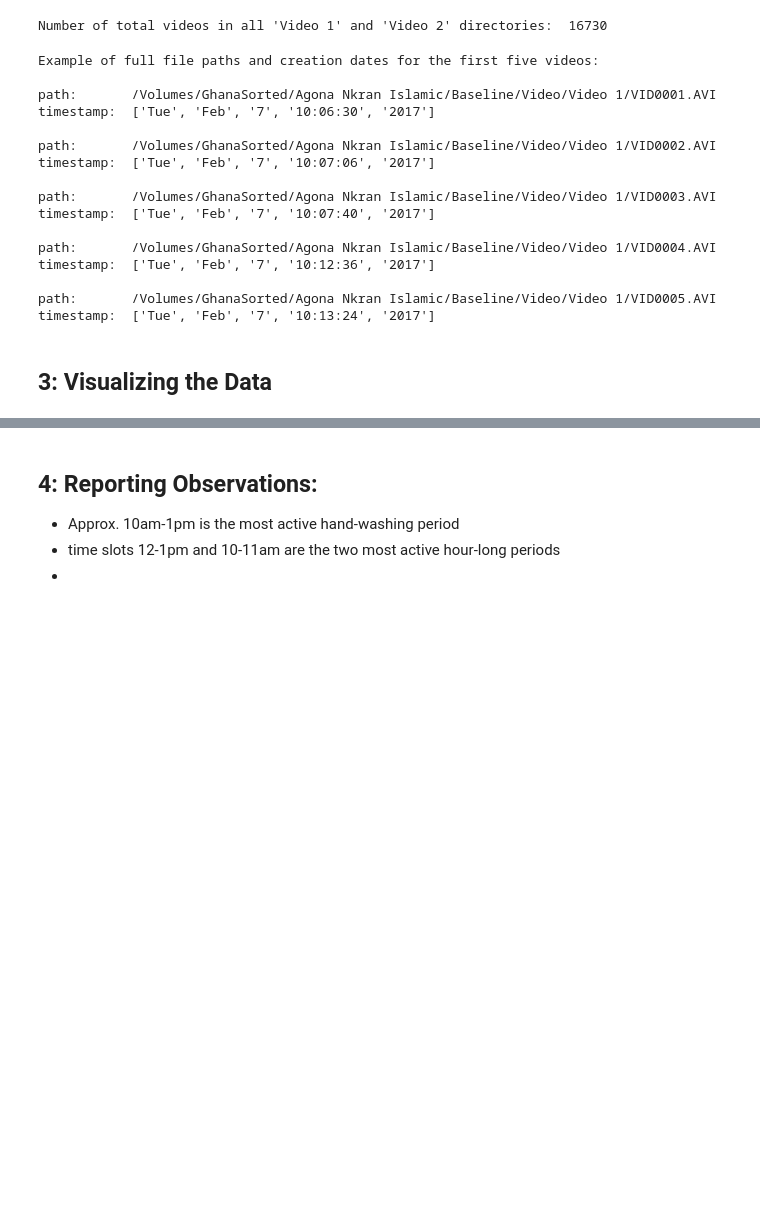
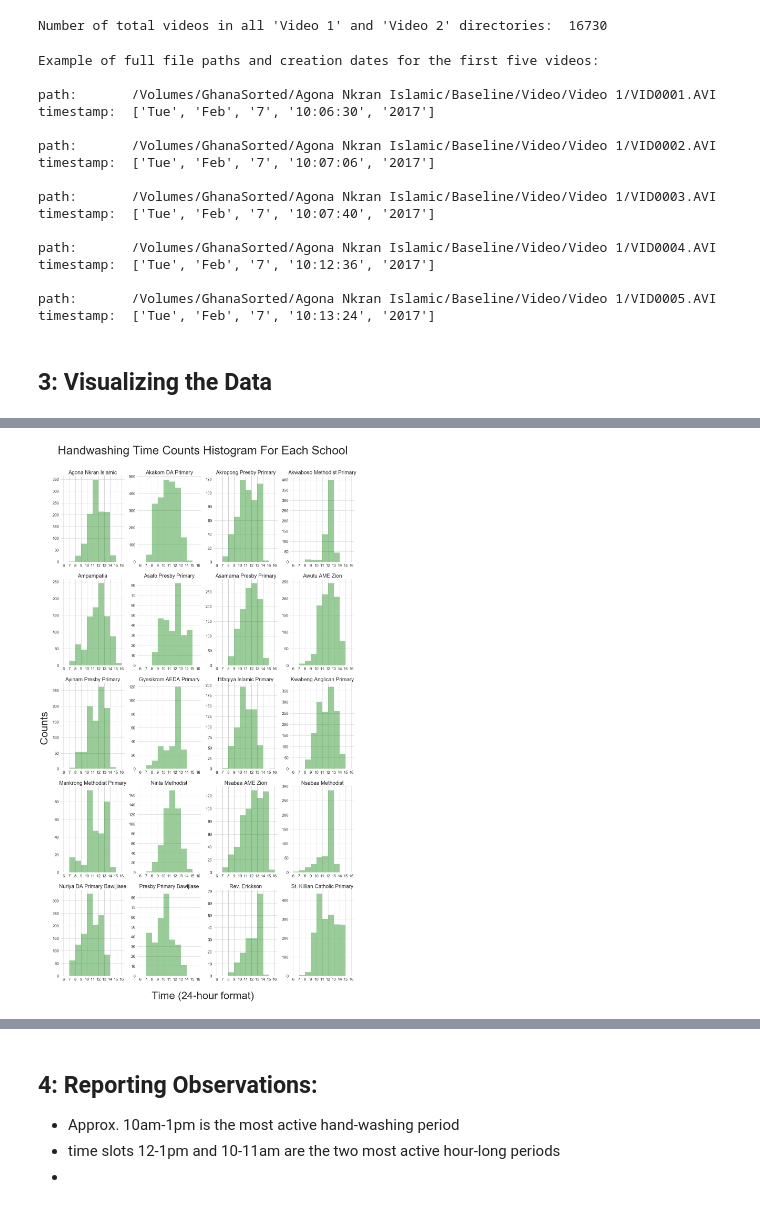
Before and after one commit to austinmw/BU-EC520-Ghana-Handwashing, a Jupyter notebook: Timestamp Summary Statistics.ipynb, the cells around one changed output, grey strips where cells are left out. Drawn from its saved outputs; the diff is of its cells as text; code cells hidden in the pictures; blank space fills up the shorter version.

```diff
--- a/Timestamp Summary Statistics.ipynb
+++ b/Timestamp Summary Statistics.ipynb
@@ -71,11 +71,20 @@ escapedBothVidDirs = [e+'Video\\ 1/' for e in escapedTopVidDirs] + [e+'Video\\ 2
 vidFullPaths = [f+v for f in vidPaths for v in os.listdir(f) if v[0]!='.']
 vidNum = len(vidFullPaths)
 print("Number of total videos in all 'Video 1' and 'Video 2' directories: ", vidNum)
+
+# list(each school) of lists(each vid path) for each 'Video 1' and 'Video 2' dir
+v1FullPaths = [[s+v for v in os.listdir(s) if v[0]!='.'] for s in vidPaths[:int(len(vidPaths)/2)]]
+v2FullPaths = [[s+v for v in os.listdir(s) if v[0]!='.'] for s in vidPaths[int(len(vidPaths)/2):]]
+# aggregated above
+bothFullPaths = [v1fullpaths[i]+v2fullpaths[i] for i in range(len(v1fullpaths))] # 16730 total
 # %% [output]
 Number of total videos in all 'Video 1' and 'Video 2' directories:  16730
 # %%
 # list of lists with creation times for all videos in all 'Video 1' and 'Video 2' directories
 timestamps = [time.ctime(os.path.getmtime(f)).replace('  ', ' ').split(' ') for f in vidFullPaths]
+
+# list of lists of lists: sTimestamps[school][timestamp][section of timestamp]
+sTimestamps = [ [time.ctime(os.path.getmtime(v)).replace('  ', ' ').split(' ') for v in school] for school in bothFullPaths]
 
 # example of first 10 videos and corresponding timestamps
 print("Example of full file paths and creation dates for the first five videos:\n")
@@ -161,0 +168,34 @@ ax3.grid(b=True, which='minor', color='w', linewidth=0.5)
+# %%
+# add some space
+print(2*'\n')
+
+# list of list for times grouped by school, converted mins/secs to 0-100 scale
+timesBySchool = [[ts[3].split(':') for ts in school] for school in sTimestamps]
+timesBySchool = [sorted([float(t[0]+'.'+str(int(float(t[1])*100/60))+str(int(float(t[2])*100/60)))
+                         for t in school]) for school in timesBySchool]
+# start and end times for each school, might be helpful later
+startTimes = [t[0] for t in timesBySchool]
+endTimes = [t[-1] for t in timesBySchool]
+
+sns.set_style("whitegrid")
+
+# create figure
+fig = plt.figure(figsize=(20,35))
+
+# histograms iterating over schools
+for i, s in enumerate(schools):
+    axis = fig.add_subplot(5,4,i+1)
+    sns.distplot(timesBySchool[i], kde=False, color='g', ax=axis, bins=np.arange(6,17,1), rug=False);
+    axis.set_title(s, FontSize=20)
+    sns.despine(left=True,right=True,top=True,bottom=True, ax=axis)
+    axis.tick_params(labelsize=15)
+    axis.set_xticks(np.arange(6,17,1))
+
+# main title and axis labels
+fig.text(0.5, 0.09, 'Time (24-hour format)', ha='center', FontSize=40)
+fig.text(0.07, 0.5, 'Counts', va='center', rotation='vertical', FontSize=40)
+fig.suptitle('Handwashing Time Counts Histogram For Each School', y=0.925,fontsize=45)
+plt.savefig('timestamp_histograms')
+plt.show()
+# %% [output]
+[figure, added]
```
Also changed, not shown: parts of 4 cells of this notebook, 1 other file.
